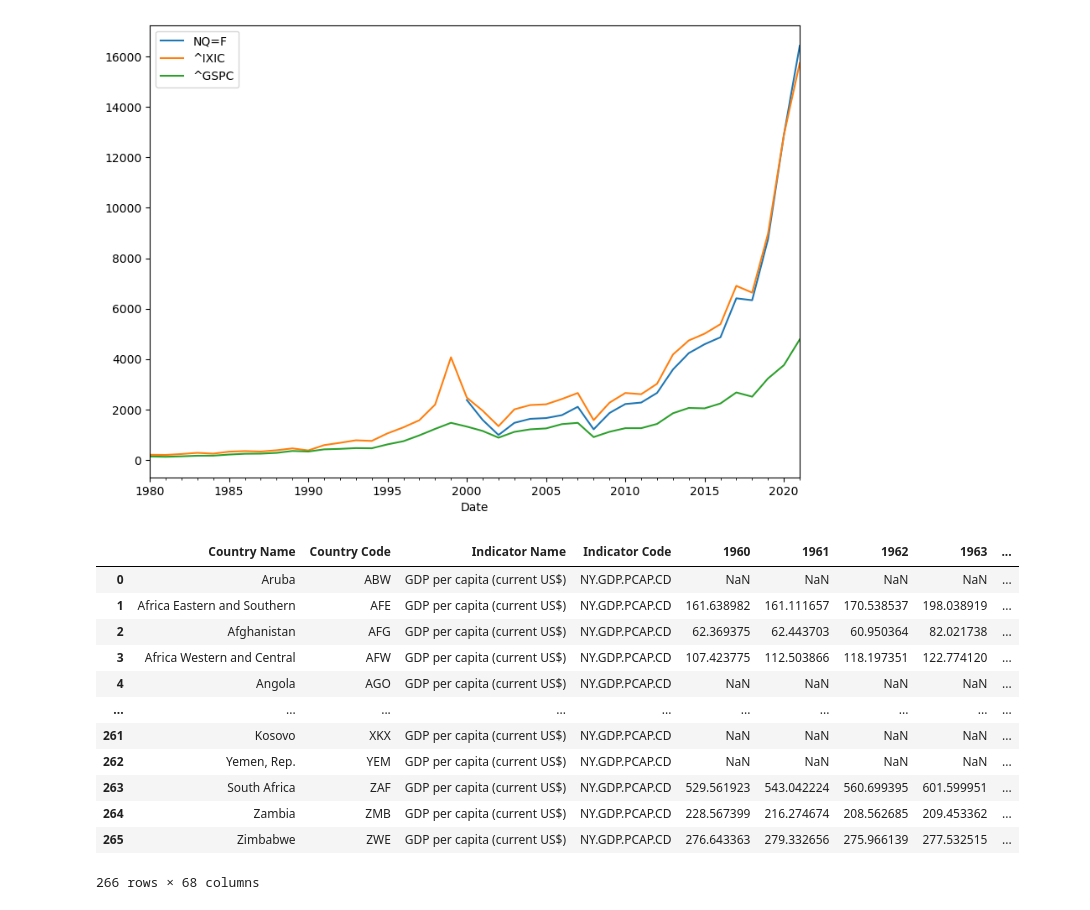
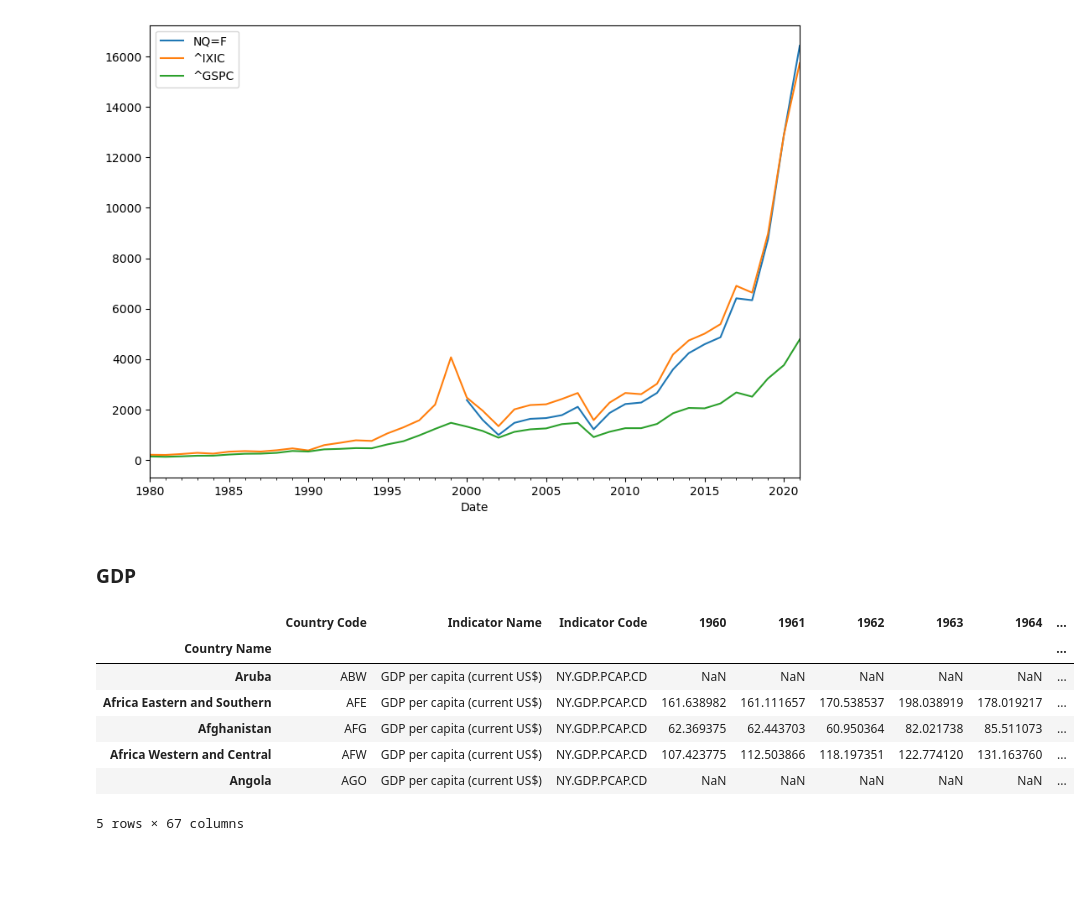
Before and after one commit to epfl-ada/ada-2023-project-fivefrenchspeakingpeoplenocap, a Jupyter notebook: temp/financial.ipynb, the cells around one changed output. Drawn from its saved outputs; the diff is of its cells as text; code cells hidden in the pictures; blank space fills up the shorter version.

```diff
--- a/temp/financial.ipynb
+++ b/temp/financial.ipynb
@@ -55,19 +57,18 @@ futures_data.xs('Close', level=1, axis=1).groupby(pd.Grouper(freq='Y')).agg(lamb
 # %% [output]
 <Axes: xlabel='Date'>
 [figure]
+# %% [markdown]
+### GDP
 # %%
-pd.read_csv("API_NY.GDP.PCAP.CD_DS2_en_csv_v2_5994720.csv", skiprows=4)
+gdp = pd.read_csv("API_NY.GDP.PCAP.CD_DS2_en_csv_v2_5994720.csv", skiprows=4, index_col=0)
+
+gdp.head()
 # %% [output]
-|  | Country Name | Country Code | Indicator Name | Indicator Code | 1960 | 1961 | 1962 | 1963 | ... |
-| 0 | Aruba | ABW | GDP per capita (current US$) | NY.GDP.PCAP.CD | NaN | NaN | NaN | NaN | ... |
-| 1 | Africa Eastern and Southern | AFE | GDP per capita (current US$) | NY.GDP.PCAP.CD | 161.638982 | 161.111657 | 170.538537 | 198.038919 | ... |
-| 2 | Afghanistan | AFG | GDP per capita (current US$) | NY.GDP.PCAP.CD | 62.369375 | 62.443703 | 60.950364 | 82.021738 | ... |
-| 3 | Africa Western and Central | AFW | GDP per capita (current US$) | NY.GDP.PCAP.CD | 107.423775 | 112.503866 | 118.197351 | 122.774120 | ... |
-| 4 | Angola | AGO | GDP per capita (current US$) | NY.GDP.PCAP.CD | NaN | NaN | NaN | NaN | ... |
-| ... | ... | ... | ... | ... | ... | ... | ... | ... | ... |
-| 261 | Kosovo | XKX | GDP per capita (current US$) | NY.GDP.PCAP.CD | NaN | NaN | NaN | NaN | ... |
-| 262 | Yemen, Rep. | YEM | GDP per capita (current US$) | NY.GDP.PCAP.CD | NaN | NaN | NaN | NaN | ... |
-| 263 | South Africa | ZAF | GDP per capita (current US$) | NY.GDP.PCAP.CD | 529.561923 | 543.042224 | 560.699395 | 601.599951 | ... |
-| 264 | Zambia | ZMB | GDP per capita (current US$) | NY.GDP.PCAP.CD | 228.567399 | 216.274674 | 208.562685 | 209.453362 | ... |
-| 265 | Zimbabwe | ZWE | GDP per capita (current US$) | NY.GDP.PCAP.CD | 276.643363 | 279.332656 | 275.966139 | 277.532515 | ... |
+|  | Country Code | Indicator Name | Indicator Code | 1960 | 1961 | 1962 | 1963 | 1964 | ... |
+| Country Name |  |  |  |  |  |  |  |  | ... |
+| Aruba | ABW | GDP per capita (current US$) | NY.GDP.PCAP.CD | NaN | NaN | NaN | NaN | NaN | ... |
+| Africa Eastern and Southern | AFE | GDP per capita (current US$) | NY.GDP.PCAP.CD | 161.638982 | 161.111657 | 170.538537 | 198.038919 | 178.019217 | ... |
+| Afghanistan | AFG | GDP per capita (current US$) | NY.GDP.PCAP.CD | 62.369375 | 62.443703 | 60.950364 | 82.021738 | 85.511073 | ... |
+| Africa Western and Central | AFW | GDP per capita (current US$) | NY.GDP.PCAP.CD | 107.423775 | 112.503866 | 118.197351 | 122.774120 | 131.163760 | ... |
+| Angola | AGO | GDP per capita (current US$) | NY.GDP.PCAP.CD | NaN | NaN | NaN | NaN | NaN | ... |
-266 rows × 68 columns
+5 rows × 67 columns
```
Also changed, not shown: parts of 3 cells of this notebook.
